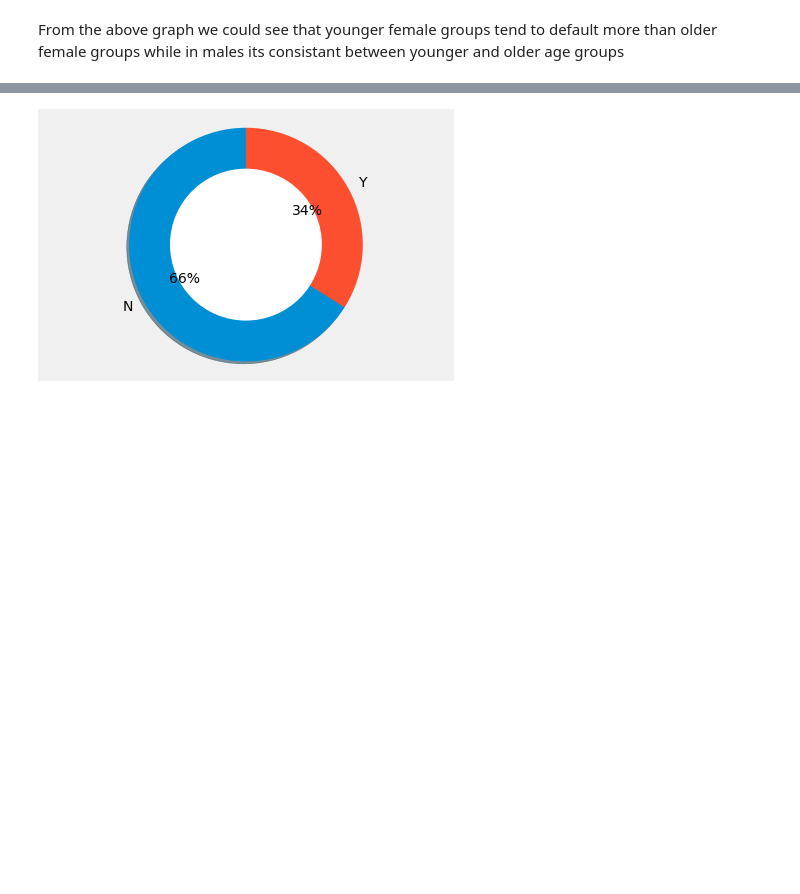
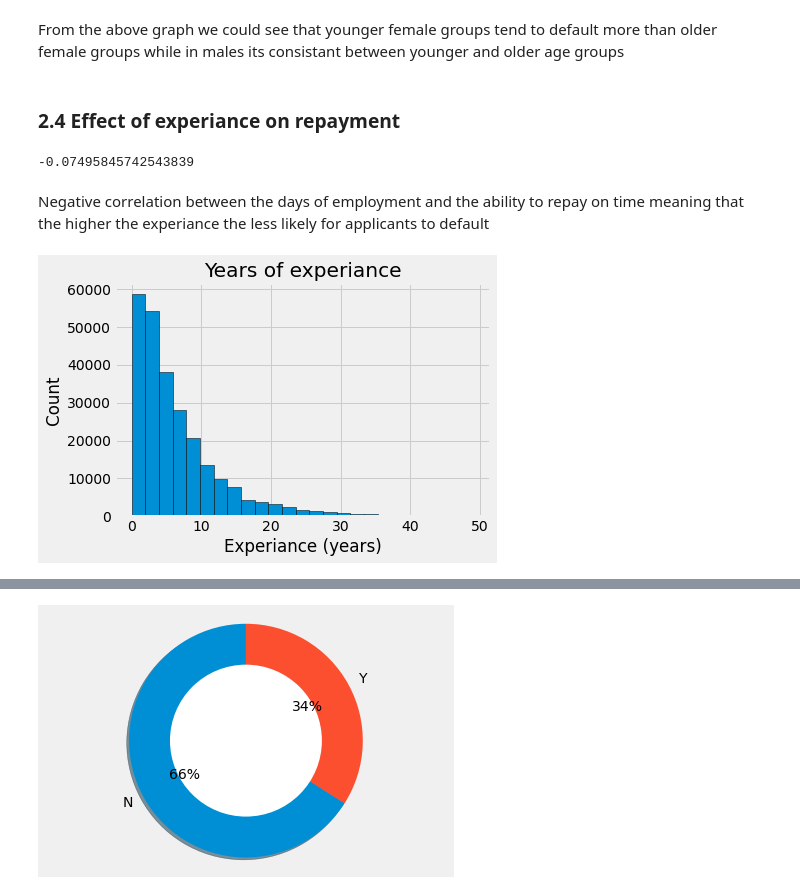
Before and after one commit to HebaAladdin/Kaggle-home-credit-risk, a Jupyter notebook: EDA/Exploratory Data Analysis.ipynb, the cells around one changed output, grey strips where cells are left out. Saved outputs shown, nothing was run; the diff lists cells and outputs as text; code cells hidden in the pictures; blank space fills up the shorter version.

Commit message:
Add a quck analysis for years of employment

```diff
--- a/EDA/Exploratory Data Analysis.ipynb
+++ b/EDA/Exploratory Data Analysis.ipynb
@@ -398,3 +399,26 @@ sns.violinplot(data=age_data, x='CODE_GENDER', y='YEARS_BIRTH',hue='TARGET')
 [figure]
 # %% [markdown]
 From the above graph we could see that younger female groups tend to default more than older female groups while in males its consistant between younger and older age groups
+# %% [markdown]
+### 2.4 Effect of experiance on repayment
+# %%
+# Find the correlation of the positive days of work experiance and target
+
+# Replace the anomalous values with nan
+train['DAYS_EMPLOYED'].replace({365243: np.nan}, inplace = True)
+
+train['DAYS_EMPLOYED'] = abs(train['DAYS_EMPLOYED'])
+train['DAYS_EMPLOYED'].corr(train['TARGET'])
+# %% [output]
+-0.07495845742543839
+# %% [markdown]
+Negative correlation between the days of employment and the ability to repay on time meaning that the higher the experiance the less likely for applicants to default
+# %%
+# Set the style of plots
+plt.style.use('fivethirtyeight')
+
+# Plot the distribution of ages in years
+plt.hist(train['DAYS_EMPLOYED'] / 365, edgecolor = 'k', bins = 25)
+plt.title('Years of experiance'); plt.xlabel('Experiance (years)'); plt.ylabel('Count');
+# %% [output]
+[figure, added]
```
Also changed, not shown: parts of 15 cells of this notebook, 1 other file.
